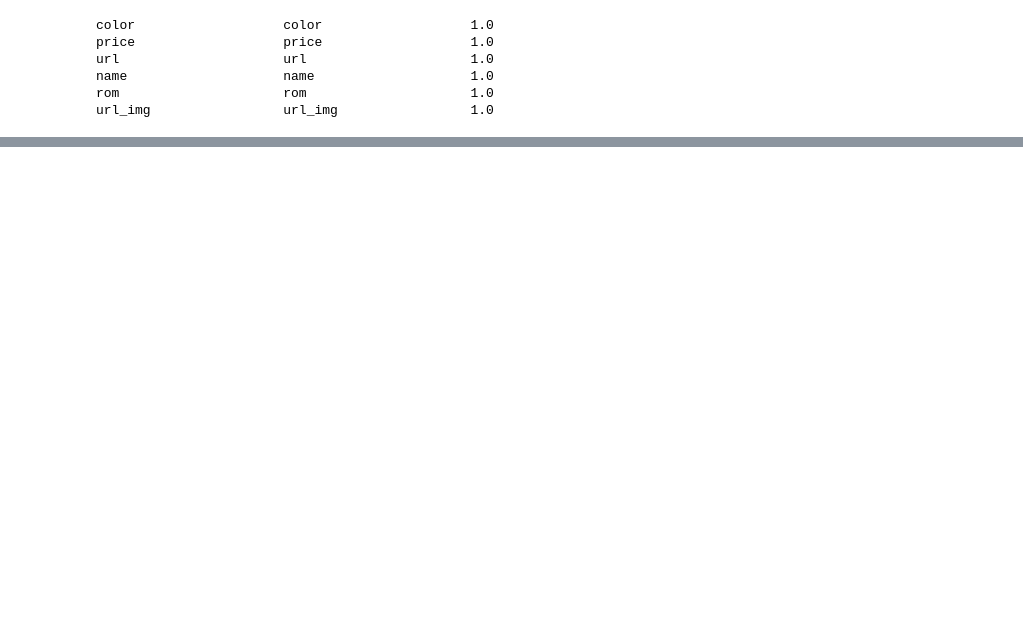
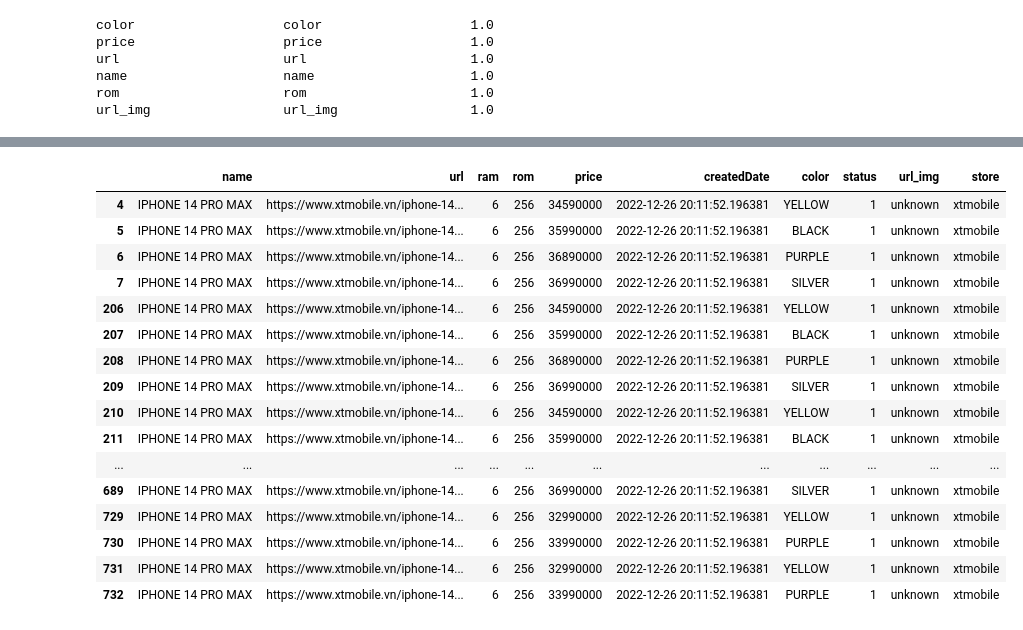
Before and after one commit to Thang-ND/DATN-20221, a Jupyter notebook: preprocess/xtmobile/preprocess.ipynb, the cells around one changed output, grey strips where cells are left out. Saved outputs shown, nothing was run; the diff lists cells and outputs as text; code cells hidden in the pictures; blank space fills up the shorter version.

```diff
--- a/preprocess/xtmobile/preprocess.ipynb
+++ b/preprocess/xtmobile/preprocess.ipynb
@@ -49,4 +60,24 @@ df_obj = newDf.select_dtypes(['object'])
-# %%
-newDf['price'] = df_obj.price.apply(lambda x: int(x.strip().replace('đ', '').replace('.', '')))
+# %%
+pd.set_option('display.max_colwidth', None)
+# %%
+newDf[(newDf['name']=='IPHONE 14 PRO MAX') & (newDf['rom']=='256')]
+# %% [output]
+|  | name | url | ram | rom | price | createdDate | color | status | url_img | store |
+| 4 | IPHONE 14 PRO MAX | https://www.xtmobile.vn/iphone-14... | 6 | 256 | 34590000 | 2022-12-26 20:11:52.196381 | YELLOW | 1 | unknown | xtmobile |
+| 5 | IPHONE 14 PRO MAX | https://www.xtmobile.vn/iphone-14... | 6 | 256 | 35990000 | 2022-12-26 20:11:52.196381 | BLACK | 1 | unknown | xtmobile |
+| 6 | IPHONE 14 PRO MAX | https://www.xtmobile.vn/iphone-14... | 6 | 256 | 36890000 | 2022-12-26 20:11:52.196381 | PURPLE | 1 | unknown | xtmobile |
+| 7 | IPHONE 14 PRO MAX | https://www.xtmobile.vn/iphone-14... | 6 | 256 | 36990000 | 2022-12-26 20:11:52.196381 | SILVER | 1 | unknown | xtmobile |
+| 206 | IPHONE 14 PRO MAX | https://www.xtmobile.vn/iphone-14... | 6 | 256 | 34590000 | 2022-12-26 20:11:52.196381 | YELLOW | 1 | unknown | xtmobile |
+| 207 | IPHONE 14 PRO MAX | https://www.xtmobile.vn/iphone-14... | 6 | 256 | 35990000 | 2022-12-26 20:11:52.196381 | BLACK | 1 | unknown | xtmobile |
+| 208 | IPHONE 14 PRO MAX | https://www.xtmobile.vn/iphone-14... | 6 | 256 | 36890000 | 2022-12-26 20:11:52.196381 | PURPLE | 1 | unknown | xtmobile |
+| 209 | IPHONE 14 PRO MAX | https://www.xtmobile.vn/iphone-14... | 6 | 256 | 36990000 | 2022-12-26 20:11:52.196381 | SILVER | 1 | unknown | xtmobile |
+| 210 | IPHONE 14 PRO MAX | https://www.xtmobile.vn/iphone-14... | 6 | 256 | 34590000 | 2022-12-26 20:11:52.196381 | YELLOW | 1 | unknown | xtmobile |
+| 211 | IPHONE 14 PRO MAX | https://www.xtmobile.vn/iphone-14... | 6 | 256 | 35990000 | 2022-12-26 20:11:52.196381 | BLACK | 1 | unknown | xtmobile |
+| ... | ... | ... | ... | ... | ... | ... | ... | ... | ... | ... |
+| 689 | IPHONE 14 PRO MAX | https://www.xtmobile.vn/iphone-14... | 6 | 256 | 36990000 | 2022-12-26 20:11:52.196381 | SILVER | 1 | unknown | xtmobile |
+| 729 | IPHONE 14 PRO MAX | https://www.xtmobile.vn/iphone-14... | 6 | 256 | 32990000 | 2022-12-26 20:11:52.196381 | YELLOW | 1 | unknown | xtmobile |
+| 730 | IPHONE 14 PRO MAX | https://www.xtmobile.vn/iphone-14... | 6 | 256 | 33990000 | 2022-12-26 20:11:52.196381 | PURPLE | 1 | unknown | xtmobile |
+| 731 | IPHONE 14 PRO MAX | https://www.xtmobile.vn/iphone-14... | 6 | 256 | 32990000 | 2022-12-26 20:11:52.196381 | YELLOW | 1 | unknown | xtmobile |
+| 732 | IPHONE 14 PRO MAX | https://www.xtmobile.vn/iphone-14... | 6 | 256 | 33990000 | 2022-12-26 20:11:52.196381 | PURPLE | 1 | unknown | xtmobile |
 # %%
 newDf.to_csv('../../datamatching/data/xtmobile-iphone.csv')
```
Also changed, not shown: parts of 6 cells of this notebook, 36 other files.
